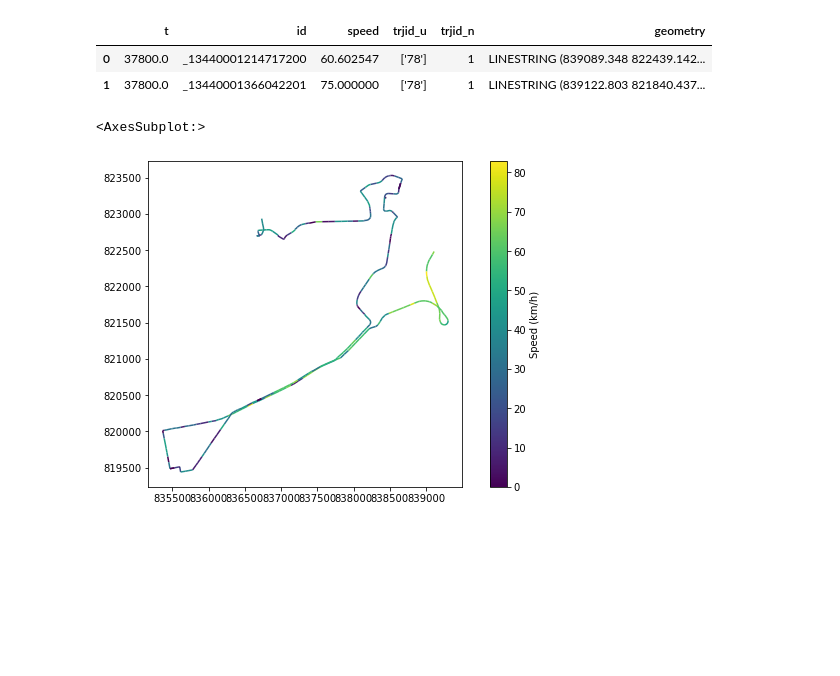
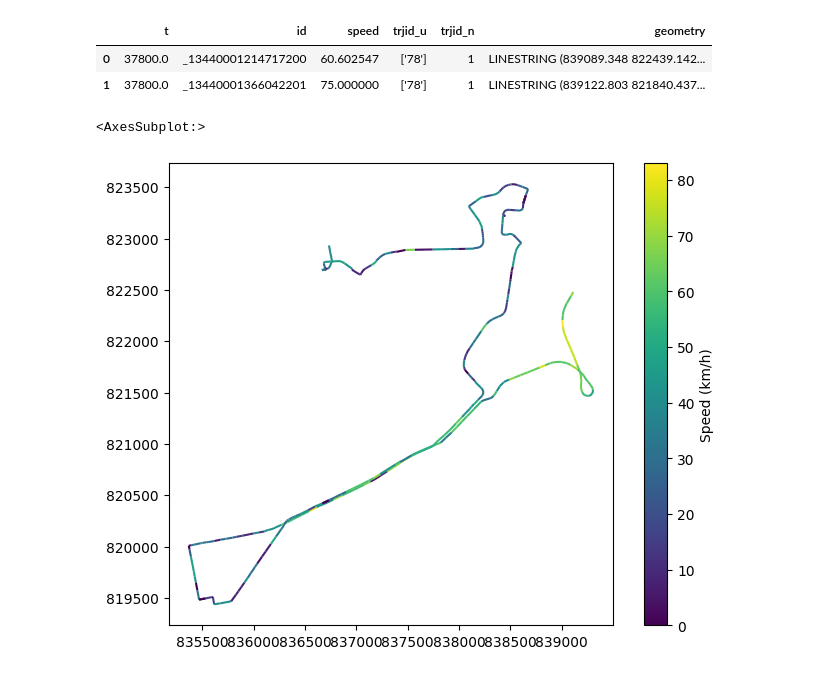
Before and after one commit to LainyLian/Cost-of-travel-delays, a Jupyter notebook: script/estimate_speed.ipynb, the cells around one changed output. Drawn from its saved outputs; the diff is of its cells as text; code cells hidden in the pictures; blank space fills up the shorter version.

```diff
--- a/script/estimate_speed.ipynb
+++ b/script/estimate_speed.ipynb
@@ -22,8 +36,8 @@ warnings.filterwarnings(action='ignore', category=pd.errors.PerformanceWarning)
 # 0 Set key paths
 # %%
 mmgps_dir = '../data/map_matching_data/gps'
-mrdir = '../data/map_matching_data/result'
-sp_dir = '../data/real_time_speed/speed'
+mrdir = '../data/map_matching_data/mmresult'
+sp_dir = '../output'
 # %%
 datedir_ls = []
 for root, dirs, files in os.walk(mrdir):
@@ -292,12 +318,12 @@ result_mean_gdf.head(2)
 | 0 | 37800.0 | _13440001214717200 | 60.602547 | ['78'] | 1 | LINESTRING (839089.348 822439.142... |
 | 1 | 37800.0 | _13440001366042201 | 75.000000 | ['78'] | 1 | LINESTRING (839122.803 821840.437... |
 # %%
-fig, ax = plt.subplots(1, 1, figsize=(10, 6))  # Adjust the size as needed
+fig, ax = plt.subplots(1, 1, figsize=(8, 6))  # Adjust the size as needed
 
 # Here we're using 'speed' column to determine the color of each line
 result_mean_gdf.plot(column='speed', ax=ax, legend=True,
                      legend_kwds={'label': "Speed (km/h)",
                                   'orientation': "vertical"})
 # %% [output]
 <AxesSubplot:>
-[figure, old version]
+[figure, new version]
```
Also changed, not shown: parts of 5 cells of this notebook, 5 other files.
